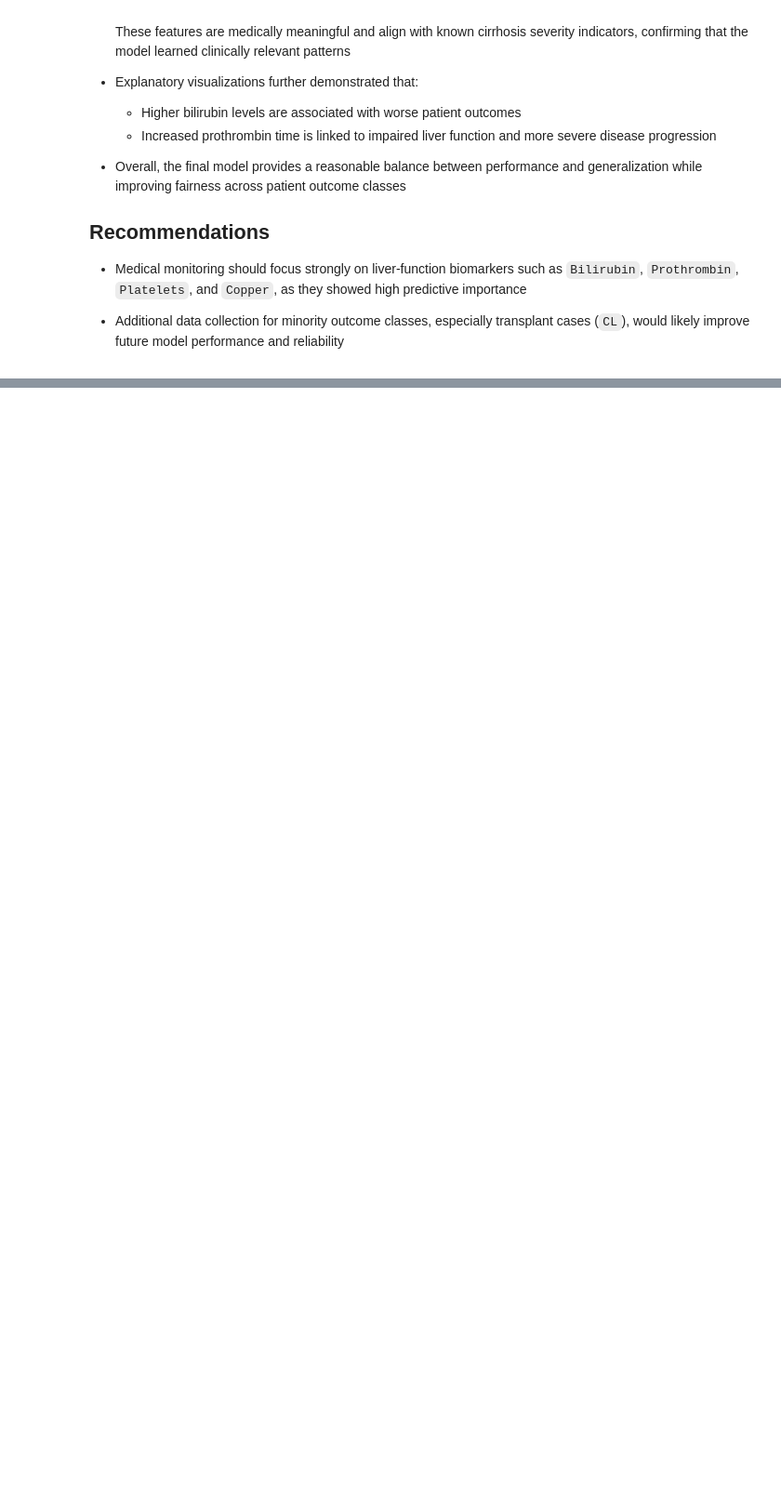
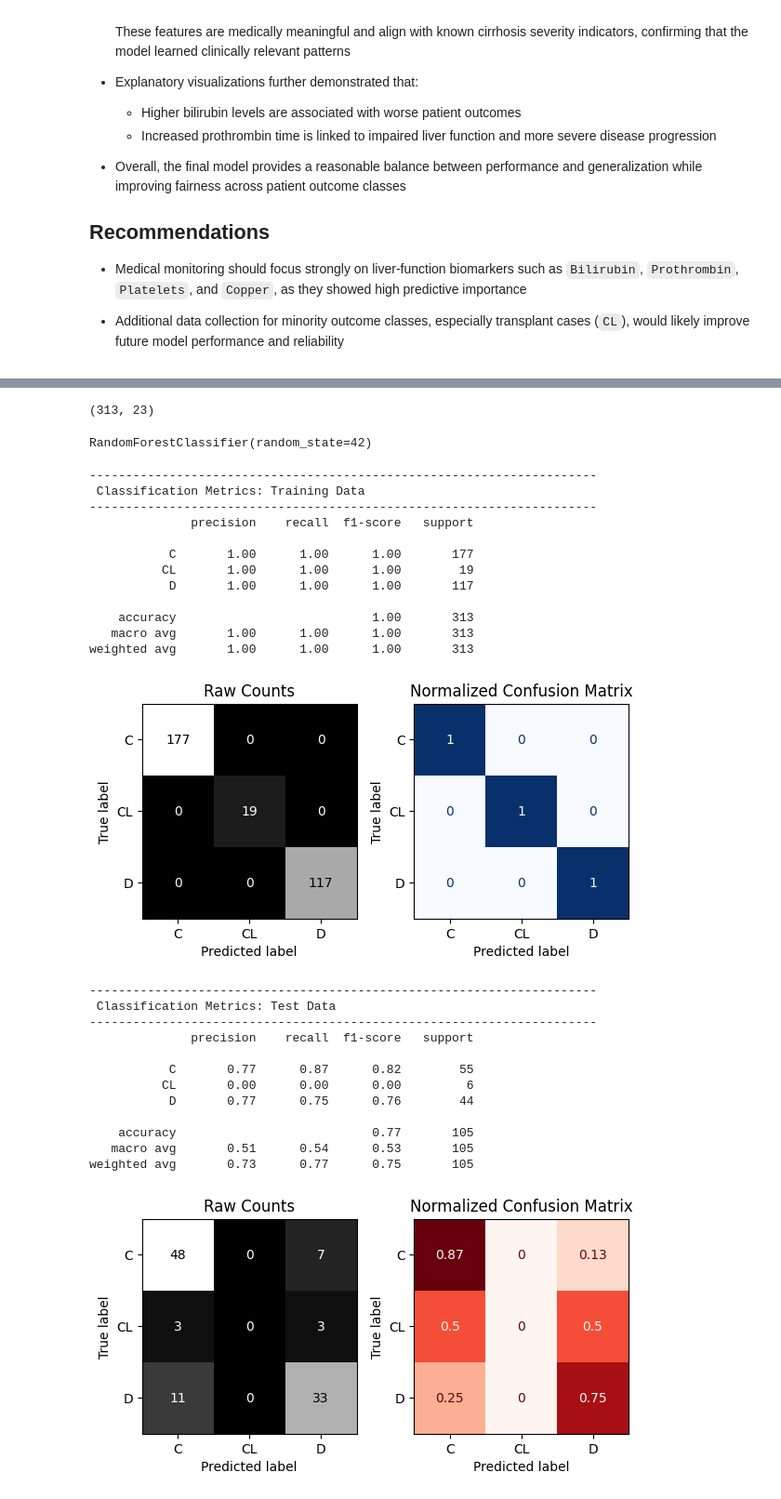
Before and after one commit to Maryam-Skaik/cirrhosis-outcome-prediction, a Jupyter notebook: notebook/cirrhosis-prediction-classification-project.ipynb, the cells around one changed output, grey strips where cells are left out. Shown at 93% size. Drawn from its saved outputs; the diff is of its cells as text; code cells hidden in the pictures; blank space fills up the shorter version.

```diff
--- a/notebook/cirrhosis-prediction-classification-project.ipynb
+++ b/notebook/cirrhosis-prediction-classification-project.ipynb
@@ -1023,0 +1281,13 @@ plt.show()
+# %%
+from sklearn.feature_selection import SelectFromModel
+from sklearn.linear_model import LogisticRegression
+
+log_reg = LogisticRegression(
+    penalty='l1',
+    solver='liblinear',
+    random_state=42
+)
+
+selector = SelectFromModel(log_reg)
+
+selector.fit(X_train_final, y_train)
@@ -1023,0 +1297,3 @@ plt.show()
+# %%
+selected_features = selector.get_support()
+selected_features
@@ -1023,0 +1304,44 @@ plt.show()
+# %%
+X_train_selection = X_train_final[:, selected_features]
+X_test_selection = X_test_final[:, selected_features]
+
+X_train_selection.shape
+# %% [output]
+(313, 23)
+# %%
+final_model = RandomForestClassifier(
+    random_state=42
+)
+
+final_model.fit(X_train_selection, y_train)
+# %% [output]
+RandomForestClassifier(random_state=42)
+# %%
+evaluate_classification(final_model, X_train_selection, y_train, X_test_selection, y_test)
+# %% [output]
+----------------------------------------------------------------------
+ Classification Metrics: Training Data
+----------------------------------------------------------------------
+              precision    recall  f1-score   support
+
+           C       1.00      1.00      1.00       177
+          CL       1.00      1.00      1.00        19
+           D       1.00      1.00      1.00       117
+
+    accuracy                           1.00       313
+   macro avg       1.00      1.00      1.00       313
+weighted avg       1.00      1.00      1.00       313
+[figure, added]
+----------------------------------------------------------------------
+ Classification Metrics: Test Data
+----------------------------------------------------------------------
+              precision    recall  f1-score   support
+
+           C       0.77      0.87      0.82        55
+          CL       0.00      0.00      0.00         6
+           D       0.77      0.75      0.76        44
+
+    accuracy                           0.77       105
+   macro avg       0.51      0.54      0.53       105
+weighted avg       0.73      0.77      0.75       105
+[figure, added]
```
Also changed, not shown: parts of 43 cells of this notebook.
